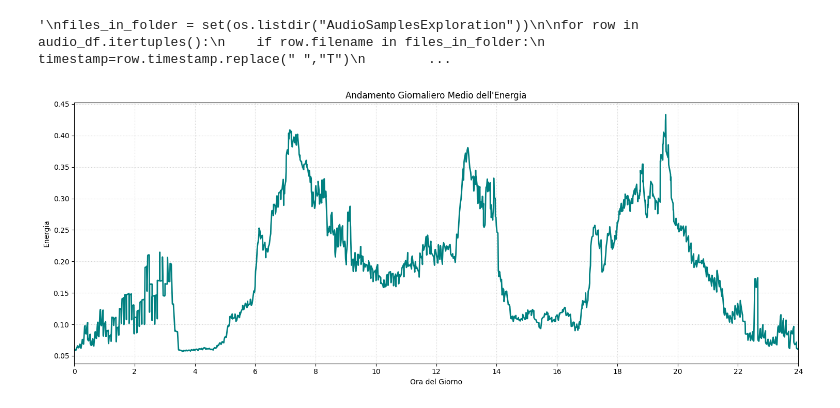
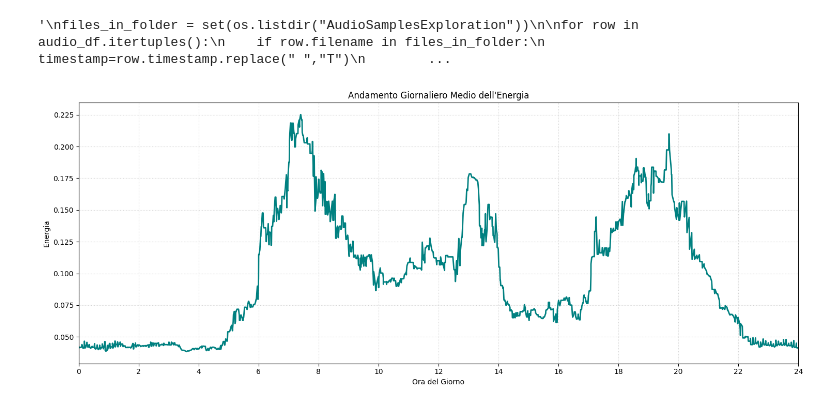
Before and after one commit to christiancioffi/AnalisiAudio, a Jupyter notebook: analisi_esplorativa.ipynb, the cells around one changed output. Cells and saved outputs as stored; diff of their text form; code cells hidden in the pictures.

```diff
--- a/analisi_esplorativa.ipynb
+++ b/analisi_esplorativa.ipynb
@@ -180,12 +180,12 @@ def get_audio_energy_selected_frequencies(filepath, ranges_hz):
         idx = np.where((freqs >= f_min) & (freqs <= f_max))[0]
         if len(idx) > 0:
             # Media dell'energia in questa banda (su frequenze e tempo)
-            band_energy = np.mean(S[idx, :])
+            band_energy = np.median(S[idx, :])
             total_energy_values.append(band_energy)
 
     # Faccio la media delle energie delle bande selezionate
     # (Se vuoi l'energia totale, potresti usare np.sum)
-    final_energy = np.mean(total_energy_values) if total_energy_values else 0
+    final_energy = np.median(total_energy_values) if total_energy_values else 0
 
     return final_energy
 # %%
@@ -207,22 +207,22 @@ audio_graphic_df['hour_decimal'] = (audio_graphic_df['timestamp'].dt.hour +
 audio_graphic_df = audio_graphic_df.sort_values('hour_decimal')
 # %%
 # 2. Calcola la media mobile per "pulire" la linea
-audio_graphic_df['energy_trend'] = audio_graphic_df['energy'].rolling(window=10, center=True, min_periods=1).mean()
+audio_graphic_df['energy_trend'] = audio_graphic_df['energy'].rolling(window=10, center=True, min_periods=1).median()
 
 plt.figure(figsize=(15, 6))
 
 # Plot della sola linea
 plt.plot(audio_graphic_df['hour_decimal'], audio_graphic_df['energy_trend'], color='teal', linewidth=2)
 
 # Estetica e limiti
 plt.xlim(0, 24)
 plt.xticks(range(0, 25, 2))
 plt.grid(True, linestyle=':', alpha=0.6)
 plt.title('Andamento Giornaliero Medio dell\'Energia')
 plt.xlabel('Ora del Giorno')
 plt.ylabel('Energia')
 
 plt.tight_layout()
 plt.show()
 # %% [output]
-[figure, old version]
+[figure, new version]
```
